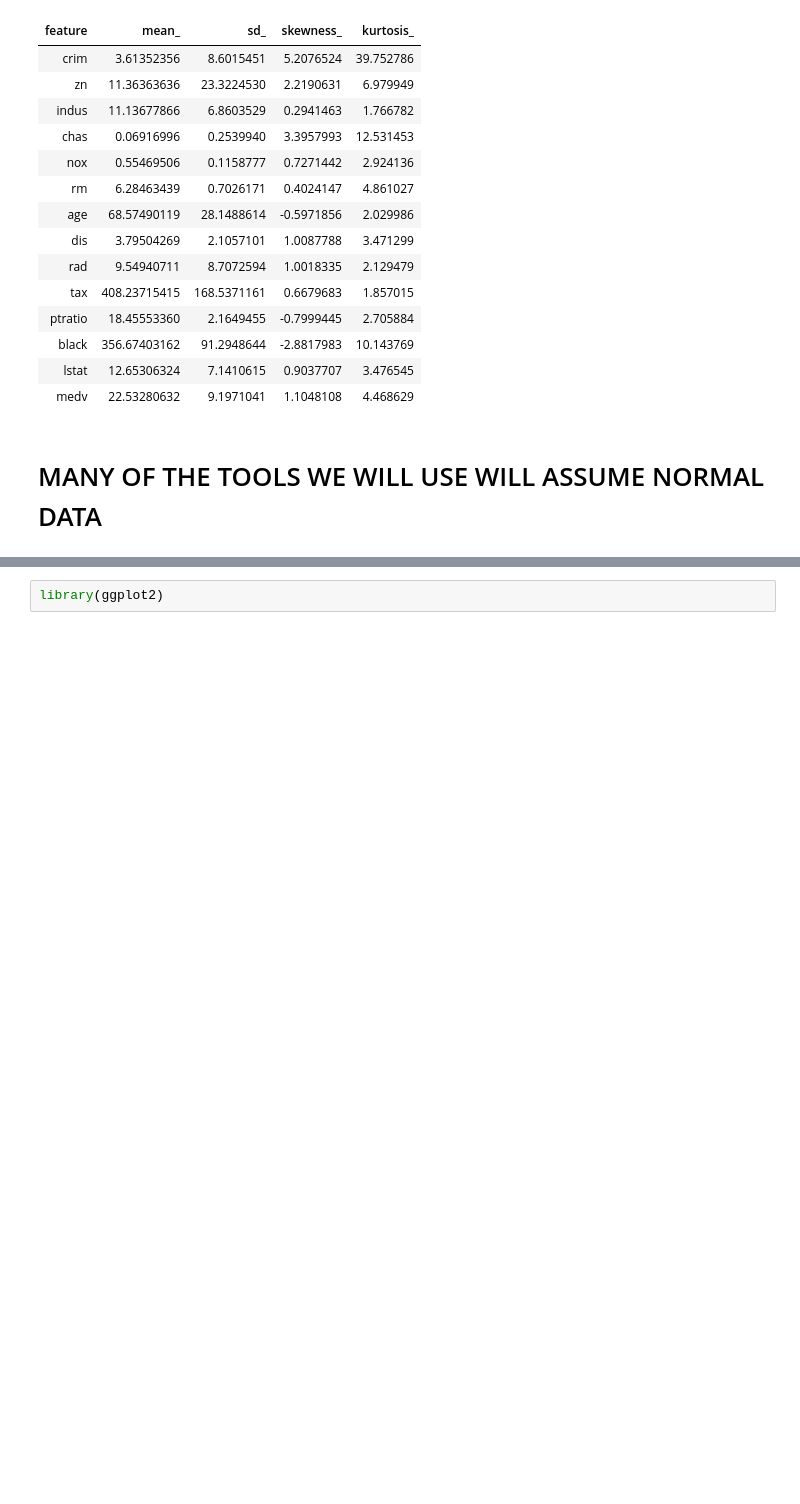
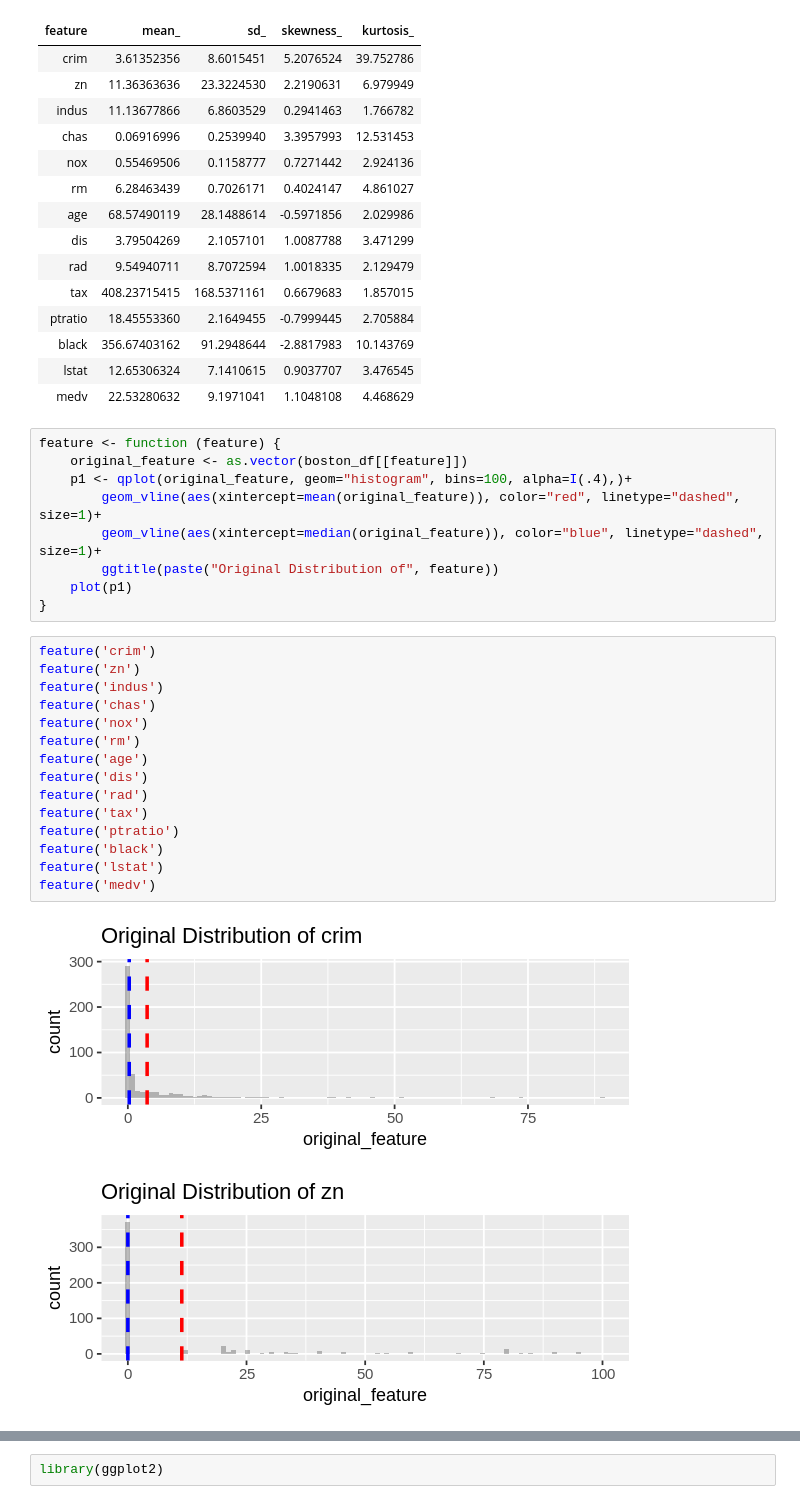
Before and after one commit to cleonadja/Boston-Housing-Data, a Jupyter notebook: ipynb/04-data_conditioning.ipynb, the cells around one changed output, grey strips where cells are left out. Saved outputs shown, nothing was run; the diff lists cells and outputs as text; blank space fills up the shorter version.

```diff
--- a/ipynb/04-data_conditioning.ipynb
+++ b/ipynb/04-data_conditioning.ipynb
@@ -28,5 +28,30 @@ stats
 | black | 356.67403162 | 91.2948644 | -2.8817983 | 10.143769 |
 | lstat | 12.65306324 | 7.1410615 | 0.9037707 | 3.476545 |
 | medv | 22.53280632 | 9.1971041 | 1.1048108 | 4.468629 |
-# %% [markdown]
-# MANY OF THE TOOLS WE WILL USE WILL ASSUME NORMAL DATA
+# %%
+feature <- function (feature) {
+    original_feature <- as.vector(boston_df[[feature]])
+    p1 <- qplot(original_feature, geom="histogram", bins=100, alpha=I(.4),)+
+        geom_vline(aes(xintercept=mean(original_feature)), color="red", linetype="dashed", size=1)+
+        geom_vline(aes(xintercept=median(original_feature)), color="blue", linetype="dashed", size=1)+
+        ggtitle(paste("Original Distribution of", feature))
+    plot(p1)
+}
+# %%
+feature('crim')
+feature('zn')
+feature('indus')
+feature('chas')
+feature('nox')
+feature('rm')
+feature('age')
+feature('dis')
+feature('rad')
+feature('tax')
+feature('ptratio')
+feature('black')
+feature('lstat')
+feature('medv')
+# %% [output]
+[figure, added]
+[figure, added]
```
Also changed, not shown: parts of 15 cells of this notebook, 3 other files.
